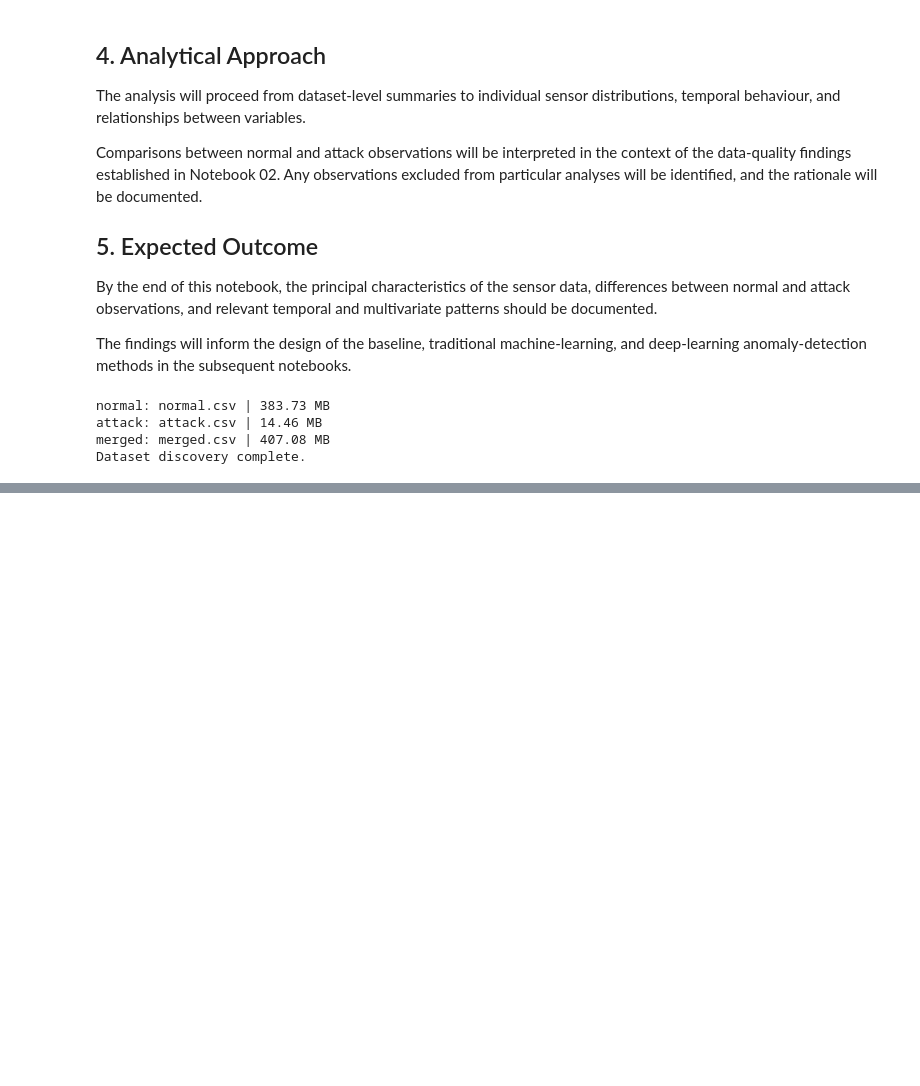
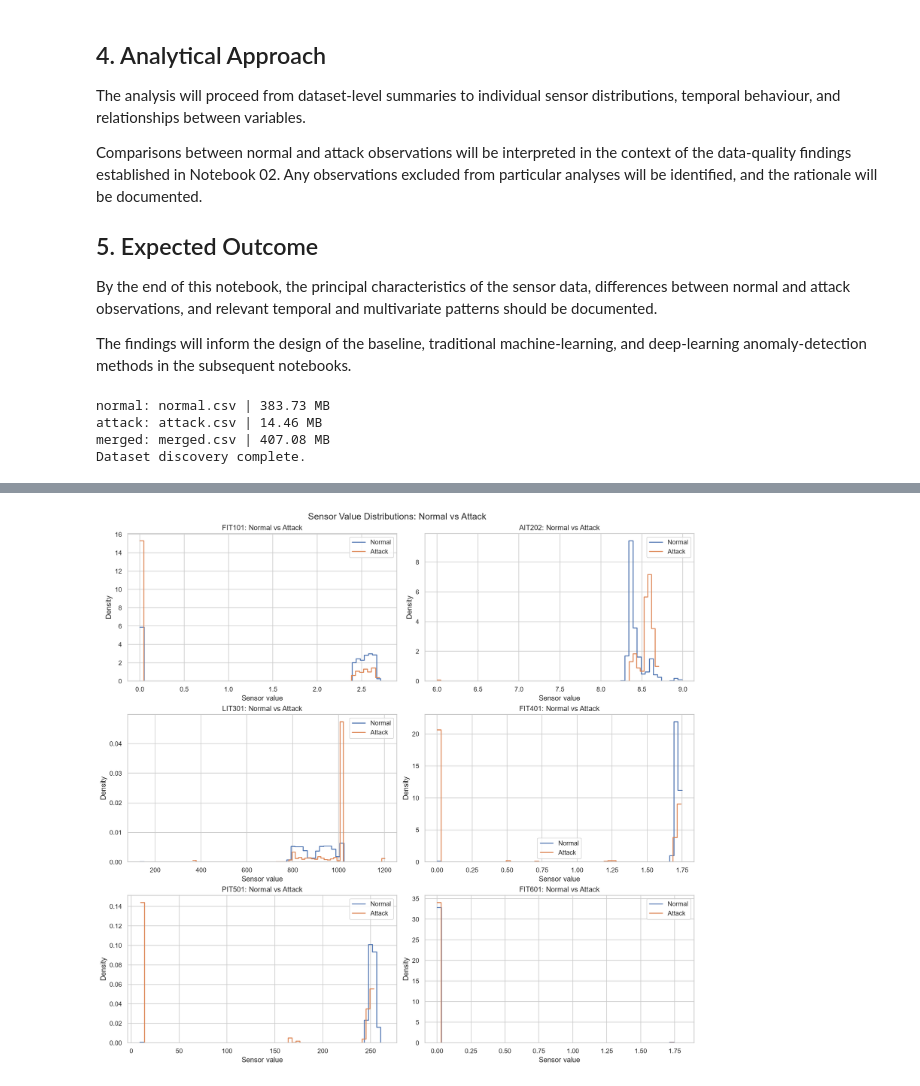
Before and after one commit to Thomasayanfeoluwa/multivariate-telemetry-anomaly-detection, a Jupyter notebook: notebooks/03_exploratory_analysis.ipynb, the cells around one changed output, grey strips where cells are left out. Saved outputs shown, nothing was run; the diff lists cells and outputs as text; code cells hidden in the pictures; blank space fills up the shorter version.

```diff
--- a/notebooks/03_exploratory_analysis.ipynb
+++ b/notebooks/03_exploratory_analysis.ipynb
@@ -91,0 +472,50 @@ Dataset discovery complete.
+# %%
+selected_sensors = [
+    "FIT101",
+    "AIT202",
+    "LIT301",
+    "FIT401",
+    "PIT501",
+    "FIT601",
+]
+
+fig, axes = plt.subplots(
+    3, 2,
+    figsize=(14, 13),
+    constrained_layout=True,
+)
+
+for ax, sensor in zip(axes.flat, selected_sensors):
+    sns.histplot(
+        normal[sensor].dropna(),
+        bins=60,
+        stat="density",
+        element="step",
+        fill=False,
+        label="Normal",
+        ax=ax,
+    )
+
+    sns.histplot(
+        attack[sensor].dropna(),
+        bins=60,
+        stat="density",
+        element="step",
+        fill=False,
+        label="Attack",
+        ax=ax,
+    )
+
+    ax.set_title(f"{sensor}: Normal vs Attack")
+    ax.set_xlabel("Sensor value")
+    ax.set_ylabel("Density")
+    ax.legend()
+
+fig.suptitle(
+    "Sensor Value Distributions: Normal vs Attack",
+    fontsize=15,
+)
+
+plt.show()
+# %% [output]
+[figure, added]
```
Also changed, not shown: parts of 11 cells of this notebook.
